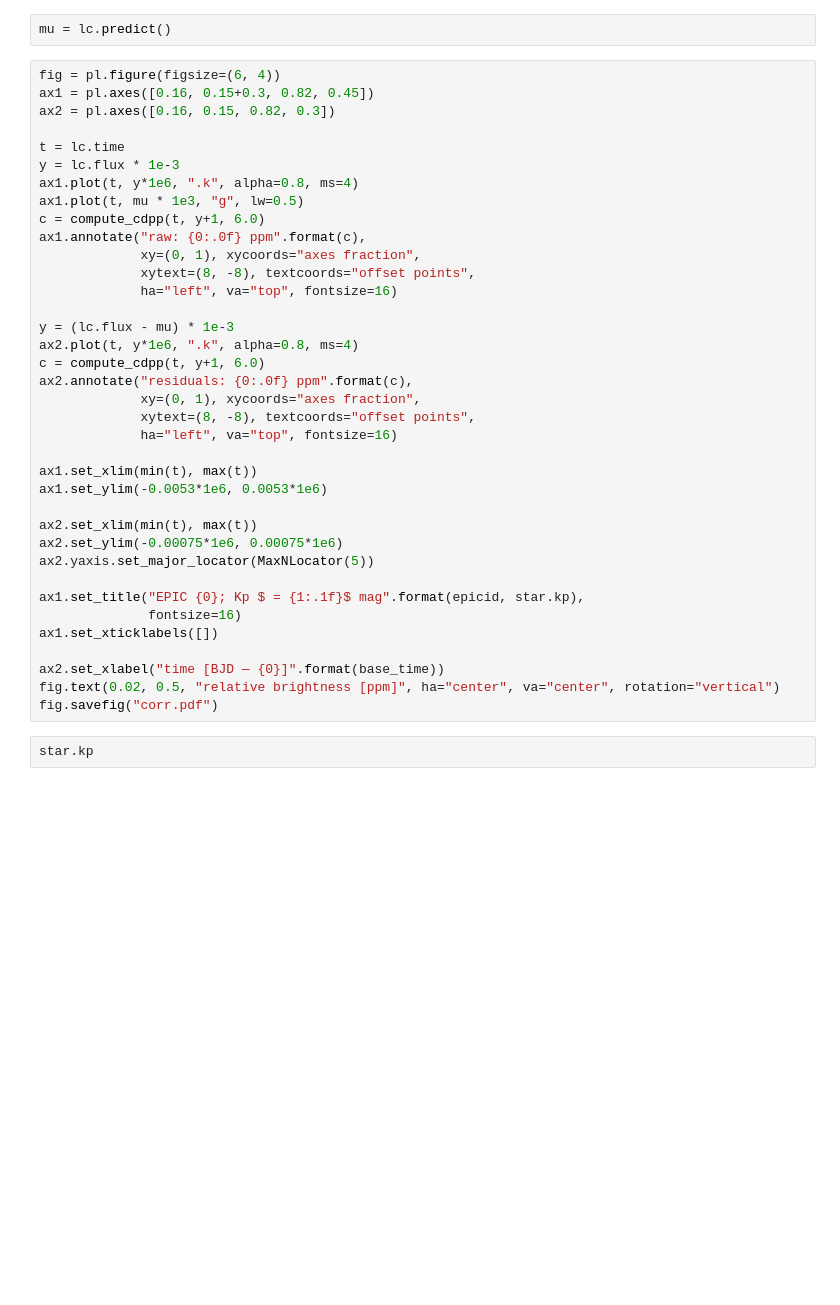
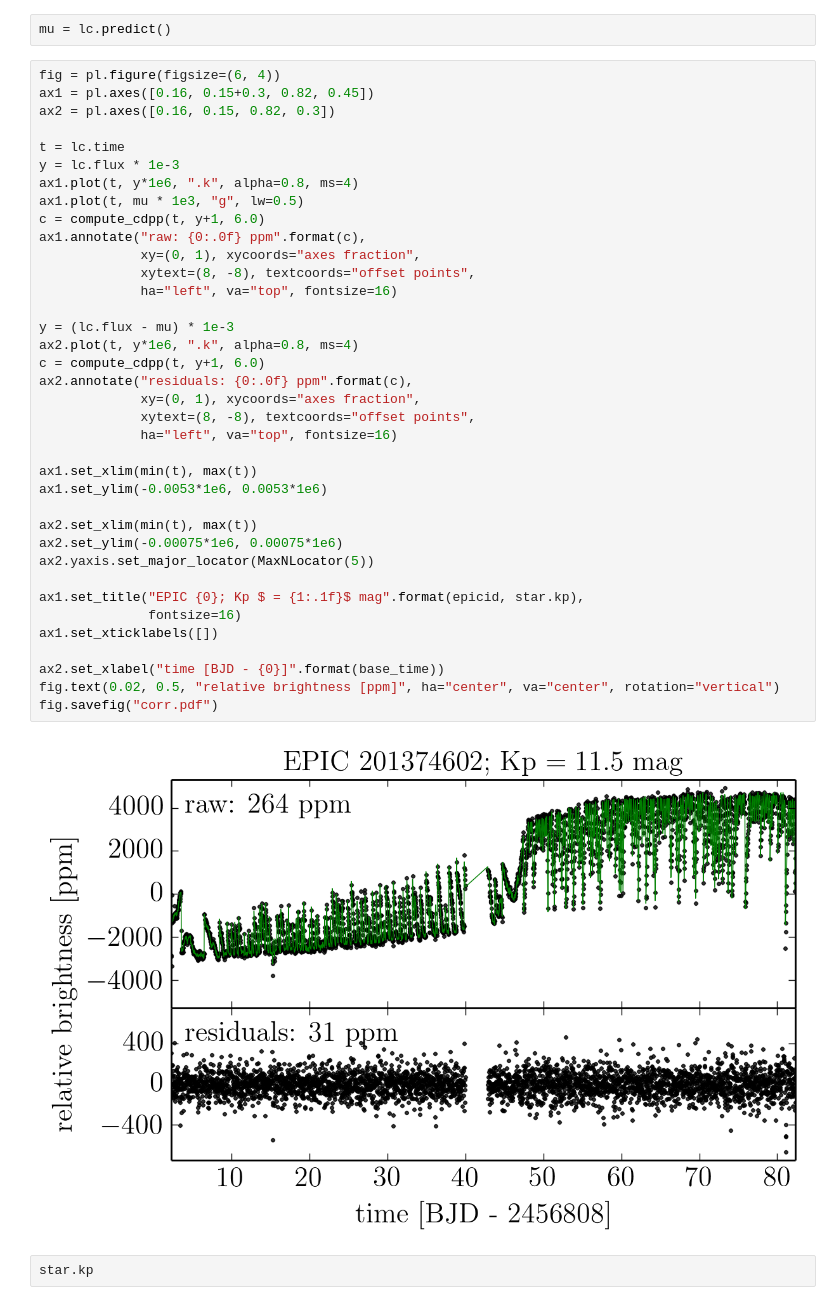
Before and after one commit to dfm/k2-paper, a Jupyter notebook: figures/pca.ipynb, the cells around one changed output. Cells and saved outputs as stored; diff of their text form; blank space fills up the shorter version.

```diff
--- a/figures/pca.ipynb
+++ b/figures/pca.ipynb
@@ -73,34 +73,36 @@ t = lc.time
 y = lc.flux * 1e-3
 ax1.plot(t, y*1e6, ".k", alpha=0.8, ms=4)
 ax1.plot(t, mu * 1e3, "g", lw=0.5)
 c = compute_cdpp(t, y+1, 6.0)
 ax1.annotate("raw: {0:.0f} ppm".format(c),
              xy=(0, 1), xycoords="axes fraction",
              xytext=(8, -8), textcoords="offset points",
              ha="left", va="top", fontsize=16)
 
 y = (lc.flux - mu) * 1e-3
 ax2.plot(t, y*1e6, ".k", alpha=0.8, ms=4)
 c = compute_cdpp(t, y+1, 6.0)
 ax2.annotate("residuals: {0:.0f} ppm".format(c),
              xy=(0, 1), xycoords="axes fraction",
              xytext=(8, -8), textcoords="offset points",
              ha="left", va="top", fontsize=16)
 
 ax1.set_xlim(min(t), max(t))
 ax1.set_ylim(-0.0053*1e6, 0.0053*1e6)
 
 ax2.set_xlim(min(t), max(t))
 ax2.set_ylim(-0.00075*1e6, 0.00075*1e6)
 ax2.yaxis.set_major_locator(MaxNLocator(5))
 
 ax1.set_title("EPIC {0}; Kp $ = {1:.1f}$ mag".format(epicid, star.kp),
               fontsize=16)
 ax1.set_xticklabels([])
 
-ax2.set_xlabel("time [BJD — {0}]".format(base_time))
+ax2.set_xlabel("time [BJD - {0}]".format(base_time))
 fig.text(0.02, 0.5, "relative brightness [ppm]", ha="center", va="center", rotation="vertical")
 fig.savefig("corr.pdf")
+# %% [output]
+[figure, added]
 # %%
 star.kp
 # %% [output]
```
Also changed, not shown: 3 other files.
